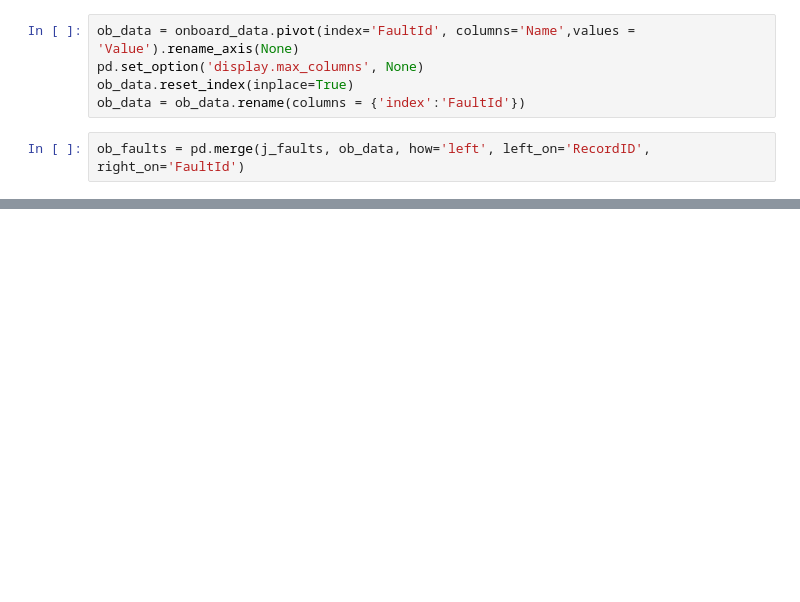
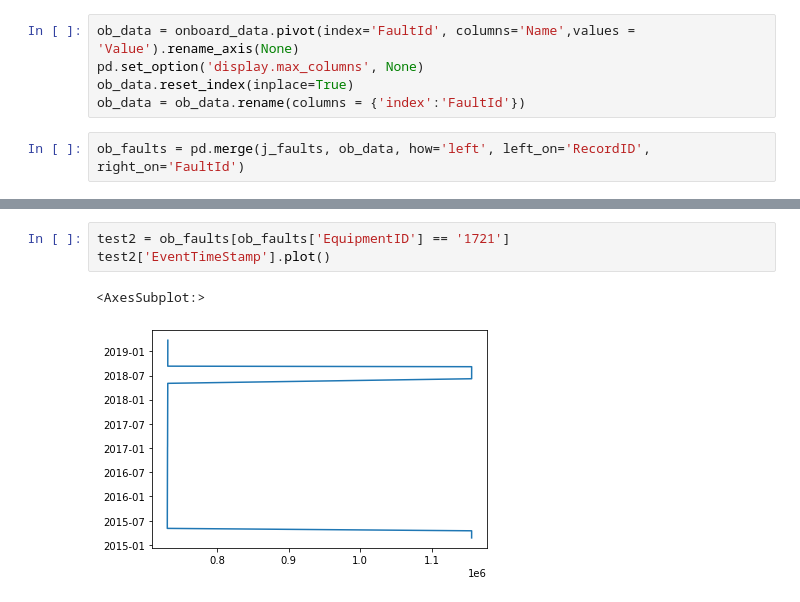
Before and after one commit to nss-data-science-cohort-5/big_g_express-eye_of_the_tiger, a Jupyter notebook: notebooks/Habeeb Analysis.ipynb, the cells around one changed output, grey strips where cells are left out. Cells and saved outputs as stored; diff of their text form; blank space fills up the shorter version.

```diff
--- a/notebooks/Habeeb Analysis.ipynb
+++ b/notebooks/Habeeb Analysis.ipynb
@@ -155,0 +328,6 @@ plt.title('Count oF SPNs that Occur Prior to a Full Derate', fontsize = fontsize
+# %%
+test2 = ob_faults[ob_faults['EquipmentID'] == '1721']
+test2['EventTimeStamp'].plot()
+# %% [output]
+<AxesSubplot:>
+[figure, added]
```
Also changed, not shown: parts of 32 cells of this notebook, 1 other file.
